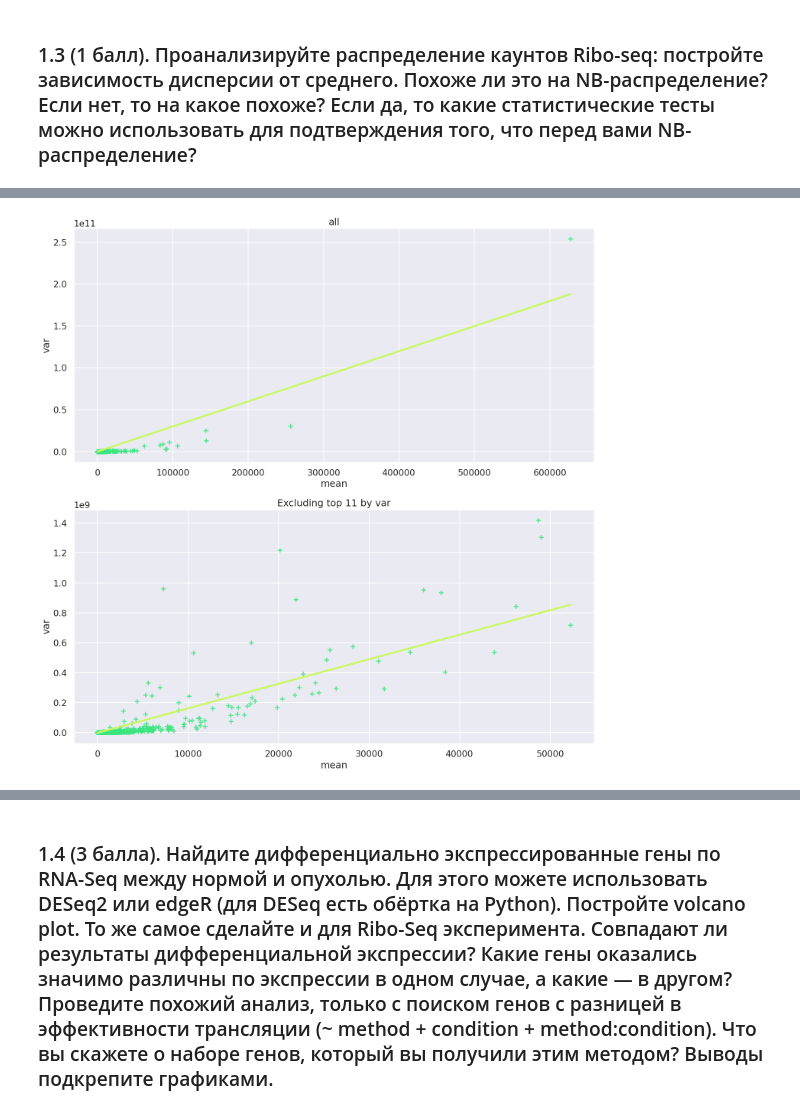
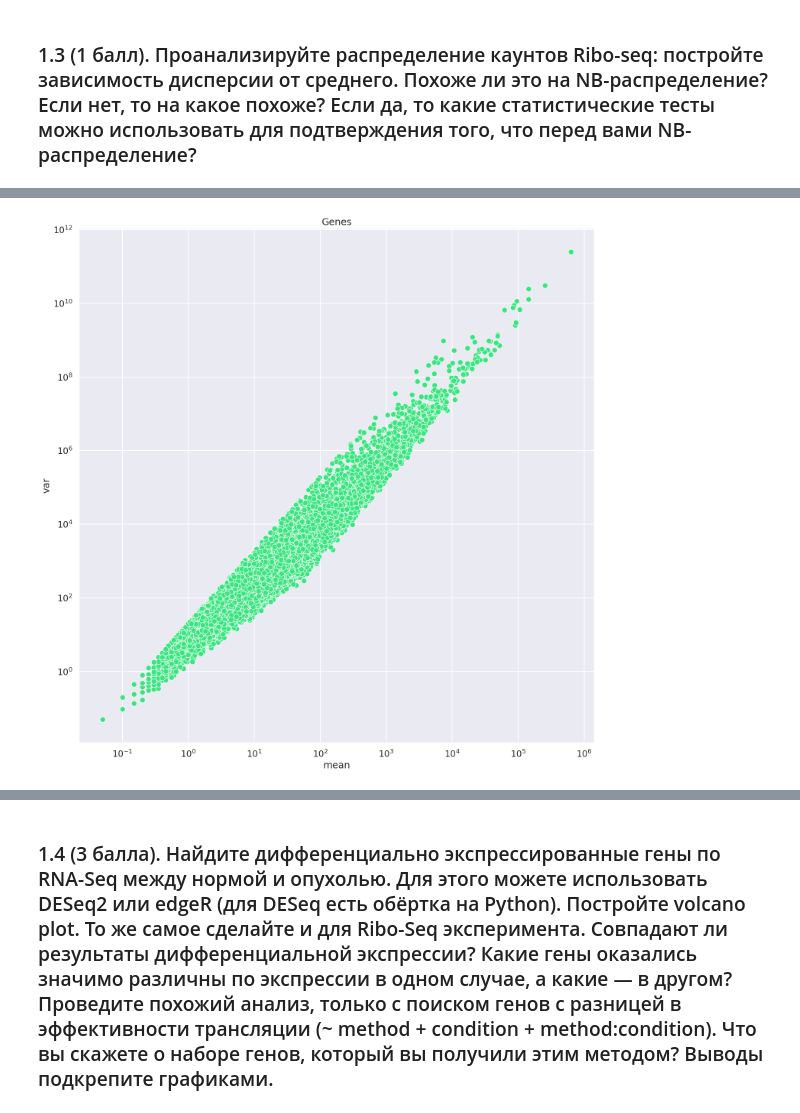
Before and after one commit to alex123012/bioinf_2022, a Jupyter notebook: RiboSeq/RiboSeq.ipynb, the cells around one changed output, grey strips where cells are left out. Drawn from its saved outputs; the diff is of its cells as text; code cells hidden in the pictures.

```diff
--- a/RiboSeq/RiboSeq.ipynb
+++ b/RiboSeq/RiboSeq.ipynb
@@ -3,7 +3,7 @@ work_files_path = "HSE_RiboSeq_HT"
 # %%
 import glob
 from collections import namedtuple
-work_path_list = glob.glob(work_files_path+"/*")
+work_path_list = sorted(glob.glob(work_files_path+"/*"))
 work_path_list
 # %% [output]
 ['HSE_RiboSeq_HT/01. RiboSeq_RNASeq_HCC_counts.tsv',
@@ -96,10 +95,10 @@ corr_df.sort_values(by=p_value_col)
 # %% [markdown]
 ### 1.2 (1 балл). Постройте гистограмму распределения этих коэффициентов корреляции. Для каких генов корреляция самая высокая, а для каких — самая низкая? Как вы можете это объяснить?
 # %%
-def new_subplots(rows: int, cols: int, names: List[str] = [], figsize: Tuple[int, int] = (15, 15)) -> Tuple[plt.Figure, Union[plt.Axes, np.ndarray]]:
+def new_subplots(rows: int, cols: int, names: List[str], figsize: Tuple[int, int] = (15, 15)) -> Tuple[plt.Figure, Union[plt.Axes, np.ndarray]]:
     fig, axes = plt.subplots(rows, cols, figsize=figsize)
     if isinstance(axes, plt.Axes):
-        axes.set_title(name[0])
+        axes.set_title(names[0])
     elif isinstance(axes, np.ndarray):
         for ax, name in zip(axes.flatten(), names):
             ax.set_title(name)
@@ -159,32 +162,24 @@ df_rpf.head()
 | ENSG00000000419.12 | 168 | 239 | 114 | 439 | 325 | ... |
 | ENSG00000000457.13 | 65 | 121 | 36 | 163 | 130 | ... |
 | ENSG00000000460.16 | 8 | 43 | 16 | 76 | 44 | ... |
-# %%
-mean_rpf = df_rpf.mean(axis=1)
-mean_rpf.name = "mean"
-
-var_rpf = df_rpf.var(axis=1)
-var_rpf.name = "var"
-
-n = 11
-
-fig, axes = new_subplots(2, 1, names=["all", f"Excluding top {n} by var"])
-
-regplot_args = {"ci": None, "marker": "+",
-                "scatter_kws": {"color": sns.xkcd_rgb['weird green']},
-                "line_kws": {"color": sns.xkcd_rgb['pear']},
-               }
-
-sns.regplot(x=mean_rpf, y=var_rpf,
-            ax=axes[0], **regplot_args)
-
-var_rpf_excluding_top_10 = var_rpf.drop(var_rpf.nlargest(n).index)
-mean_rpf_excluding_top_10_by_var = mean_rpf[mean_rpf.index.isin(var_rpf_excluding_top_10.index)]
-sns.regplot(x=mean_rpf_excluding_top_10_by_var,
-            y=var_rpf_excluding_top_10,
-            **regplot_args)
-
-plt.tight_layout()
-plt.show()
-# %% [output]
-[figure, removed]
+# %%
+mean_rpf = df_rpf.mean(axis=1)
+mean_rpf.name = "mean"
+
+var_rpf = df_rpf.var(axis=1)
+var_rpf.name = "var"
+
+fig, ax = new_subplots(1, 1, names=["Genes", "Reference"])
+
+scatterplot_args = dict(color=sns.xkcd_rgb['weird green'], s=100)
+
+sns.scatterplot(x=mean_rpf, y=var_rpf,
+            ax=ax, **scatterplot_args)
+
+ax.set_xscale("log")
+ax.set_yscale("log")
+
+plt.tight_layout()
+plt.show()
+# %% [output]
+[figure, added]
```
Also changed, not shown: parts of 16 cells of this notebook.
